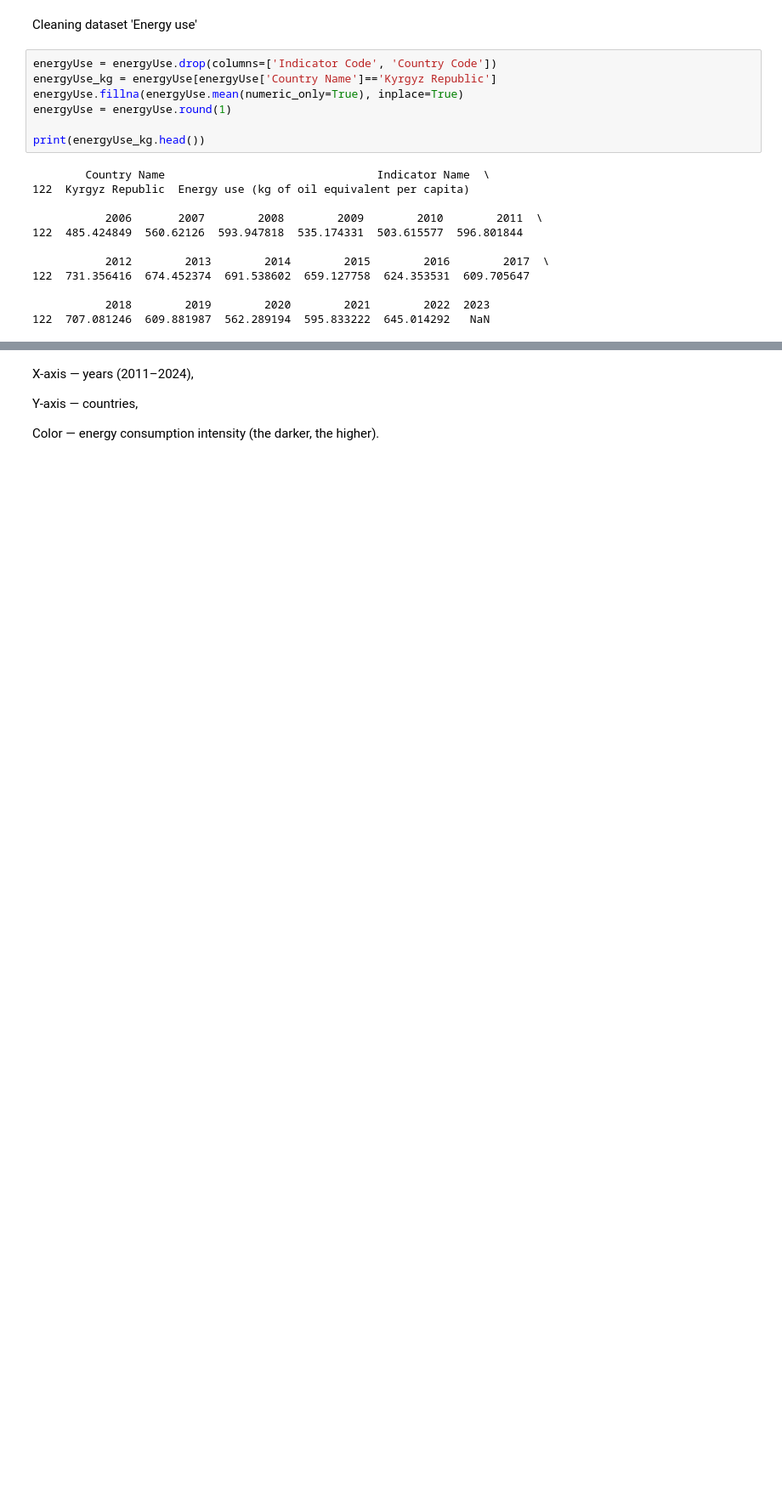
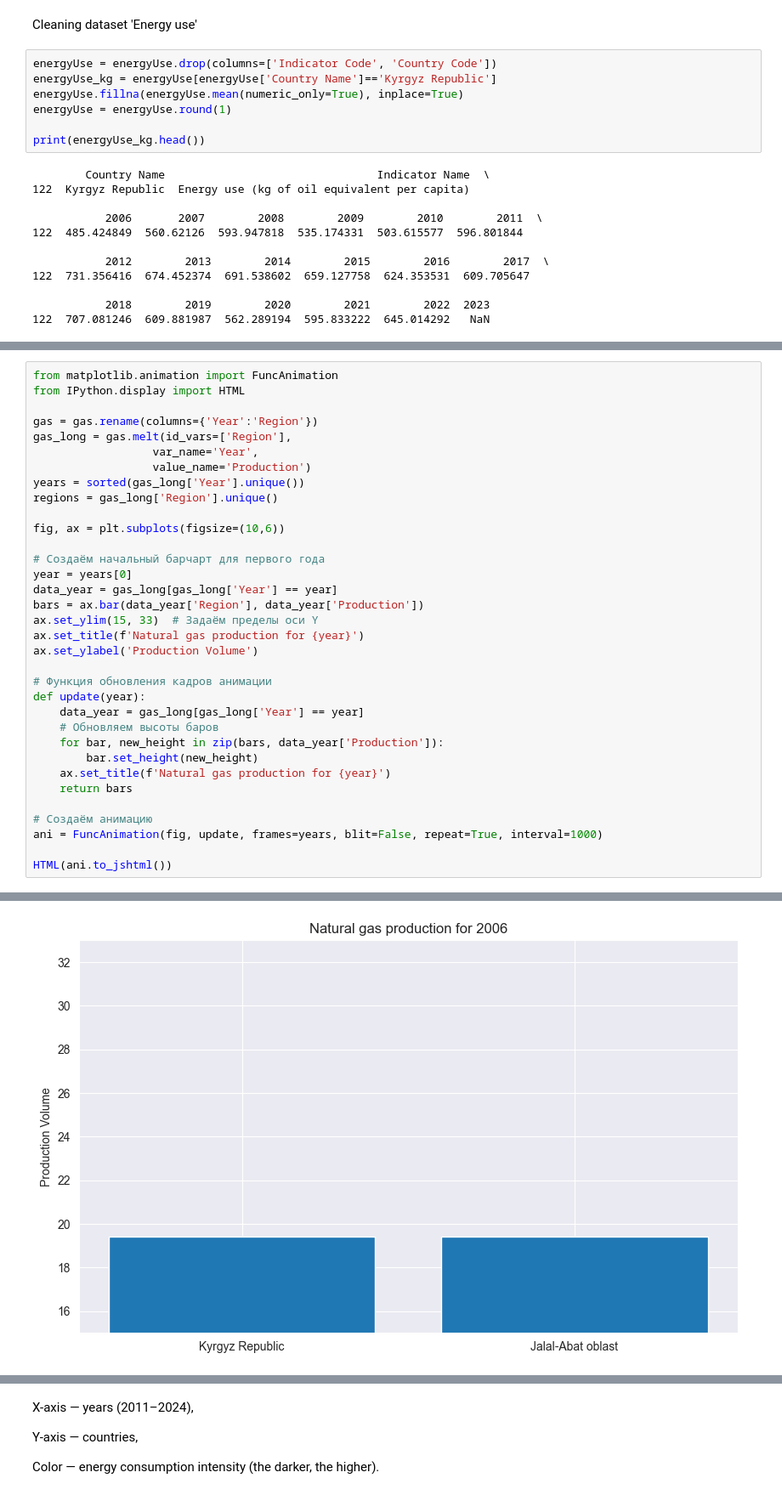
Before and after one commit to NursezimAlieva/Kyrgyz-Republic-Energy, a Jupyter notebook: main.ipynb, the cells around one changed output, grey strips where cells are left out. Shown at 85% size. Drawn from its saved outputs; the diff is of its cells as text; blank space fills up the shorter version.

```diff
--- a/main.ipynb
+++ b/main.ipynb
@@ -163,0 +168,35 @@ plt.show()
+# %%
+from matplotlib.animation import FuncAnimation
+from IPython.display import HTML
+
+gas = gas.rename(columns={'Year':'Region'})
+gas_long = gas.melt(id_vars=['Region'],
+                  var_name='Year',
+                  value_name='Production')
+years = sorted(gas_long['Year'].unique())
+regions = gas_long['Region'].unique()
+
+fig, ax = plt.subplots(figsize=(10,6))
+
+# Создаём начальный барчарт для первого года
+year = years[0]
+data_year = gas_long[gas_long['Year'] == year]
+bars = ax.bar(data_year['Region'], data_year['Production'])
+ax.set_ylim(15, 33)  # Задаём пределы оси Y
+ax.set_title(f'Natural gas production for {year}')
+ax.set_ylabel('Production Volume')
+
+# Функция обновления кадров анимации
+def update(year):
+    data_year = gas_long[gas_long['Year'] == year]
+    # Обновляем высоты баров
+    for bar, new_height in zip(bars, data_year['Production']):
+        bar.set_height(new_height)
+    ax.set_title(f'Natural gas production for {year}')
+    return bars
+
+# Создаём анимацию
+ani = FuncAnimation(fig, update, frames=years, blit=False, repeat=True, interval=1000)
+
+HTML(ani.to_jshtml())
+# %% [output]
@@ -164,3 +204,4 @@ plt.show()
+[figure, added]
 # %%
 import matplotlib.pyplot as plt
 import geopandas as gpd
```
Also changed, not shown: parts of 11 cells of this notebook, 1 other file.
